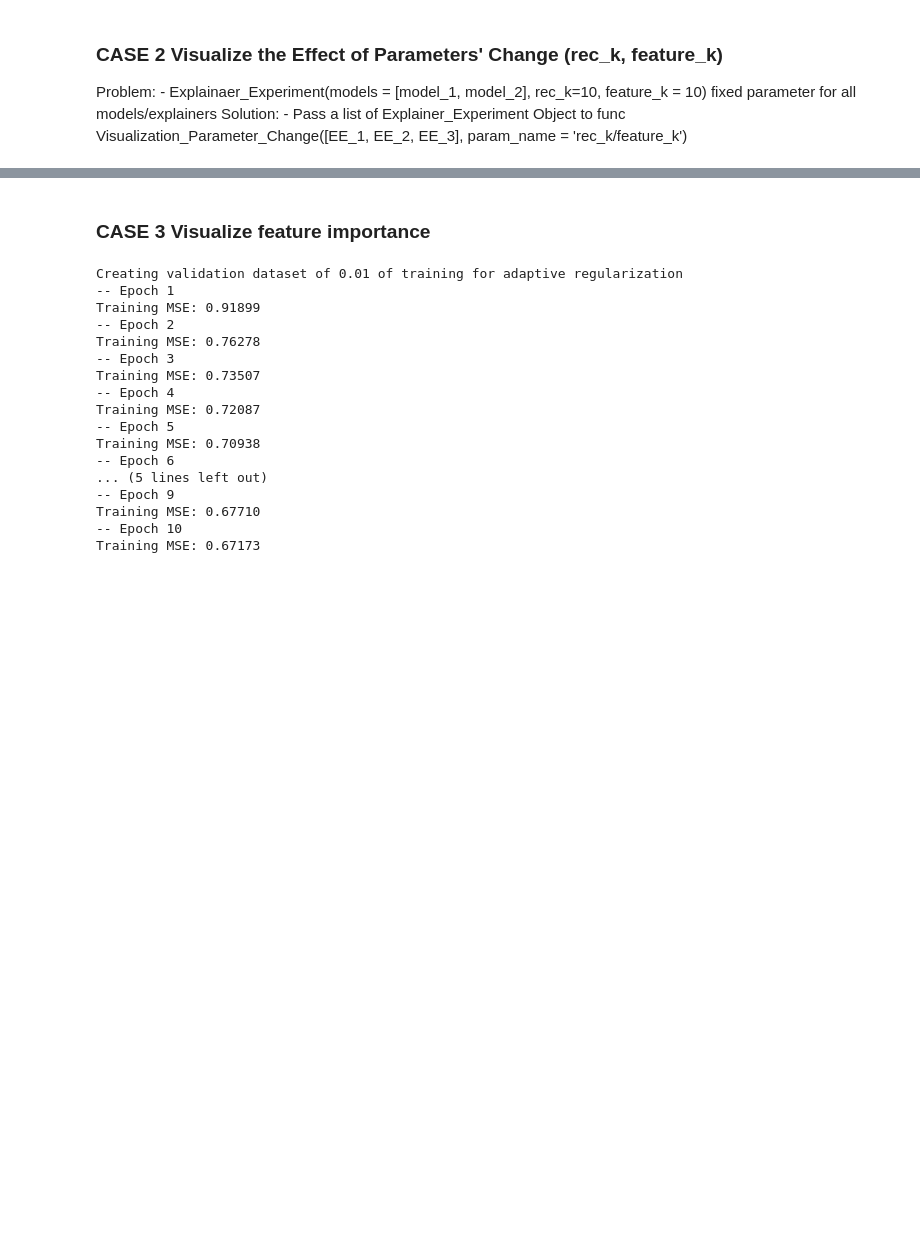
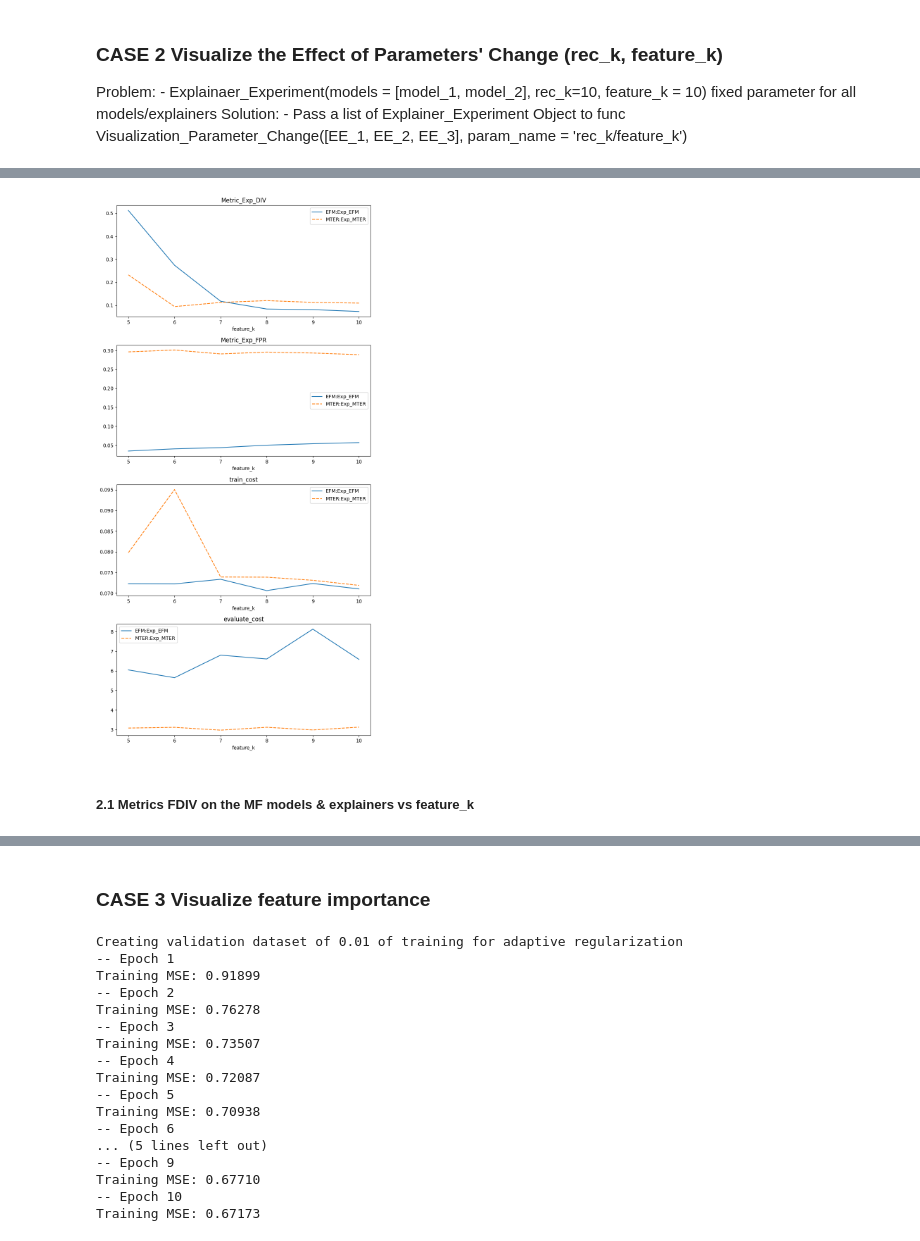
Before and after one commit to AthinaKyriakou/ROSE, a Jupyter notebook: demo/visualization_demo.ipynb, the cells around one changed output, grey strips where cells are left out. Drawn from its saved outputs; the diff is of its cells as text; code cells hidden in the pictures; blank space fills up the shorter version.

Commit message:
plot the change of feature_k and rec_k

```diff
--- a/demo/visualization_demo.ipynb
+++ b/demo/visualization_demo.ipynb
@@ -119,0 +136,22 @@ Solution:
+# %%
+feature_k_list = [i for i in range(5, 11)]
+rs_sent_dense = prepare_data(data_name="goodreads", test_size=0, dense=True, item=True, user=True, sample_size=1, seed=21)
+fdiv = DIV()
+fpr = FPR()
+file_path = cache("https://zenodo.org/records/11061007/files/goodreads_sentiment_full.txt?download=1")
+fpr_with_input_as_groundtruth = FPR(fpath=file_path)
+efm = EFM(max_iter=20, num_explicit_factors=50, num_latent_factors=50, num_most_cared_aspects=50, alpha=0.85,lambda_h=0.1, lambda_u=0.001, lambda_v=0.01, lambda_x=1.0, lambda_y= 0.1)
+efm_exp = Exp_EFM(rec_model=efm, dataset=rs_sent_dense.train_set)
+
+mter = MTER(max_iter=20, n_aspect_factors=8, n_item_factors=5, n_opinion_factors= 5, n_user_factors= 10, lambda_bpr=10, lambda_reg= 10, n_bpr_samples=1000, n_element_samples=50)
+mter_exp = Exp_MTER(rec_model=mter, dataset=rs_sent_dense.train_set)
+
+models = [(efm, efm_exp), (mter, mter_exp)]
+metrics = [fdiv, fpr_with_input_as_groundtruth]
+
+### To visualize the effect of increasing the number of features, we can run the experiment for different values of feature_k
+EE_list = []
+for feature_k in feature_k_list:
+    experiment_sent = Explainers_Experiment(eval_method=rs_sent_dense, models=models, metrics=metrics,rec_k=10, feature_k=feature_k, eval_train=True)
+    experiment_sent.run()
+    EE_list.append(experiment_sent)
@@ -119,0 +221,7 @@ Solution:
+# %%
+vis = Visualization()
+vis.visualize_target_k(EE_list, target_k_name="feature_k", kind="line")
+# %% [output]
+[figure, added]
+# %% [markdown]
+##### 2.1 Metrics FDIV on the MF models & explainers vs feature_k
```
Also changed, not shown: parts of 8 cells of this notebook, 1 other file.
